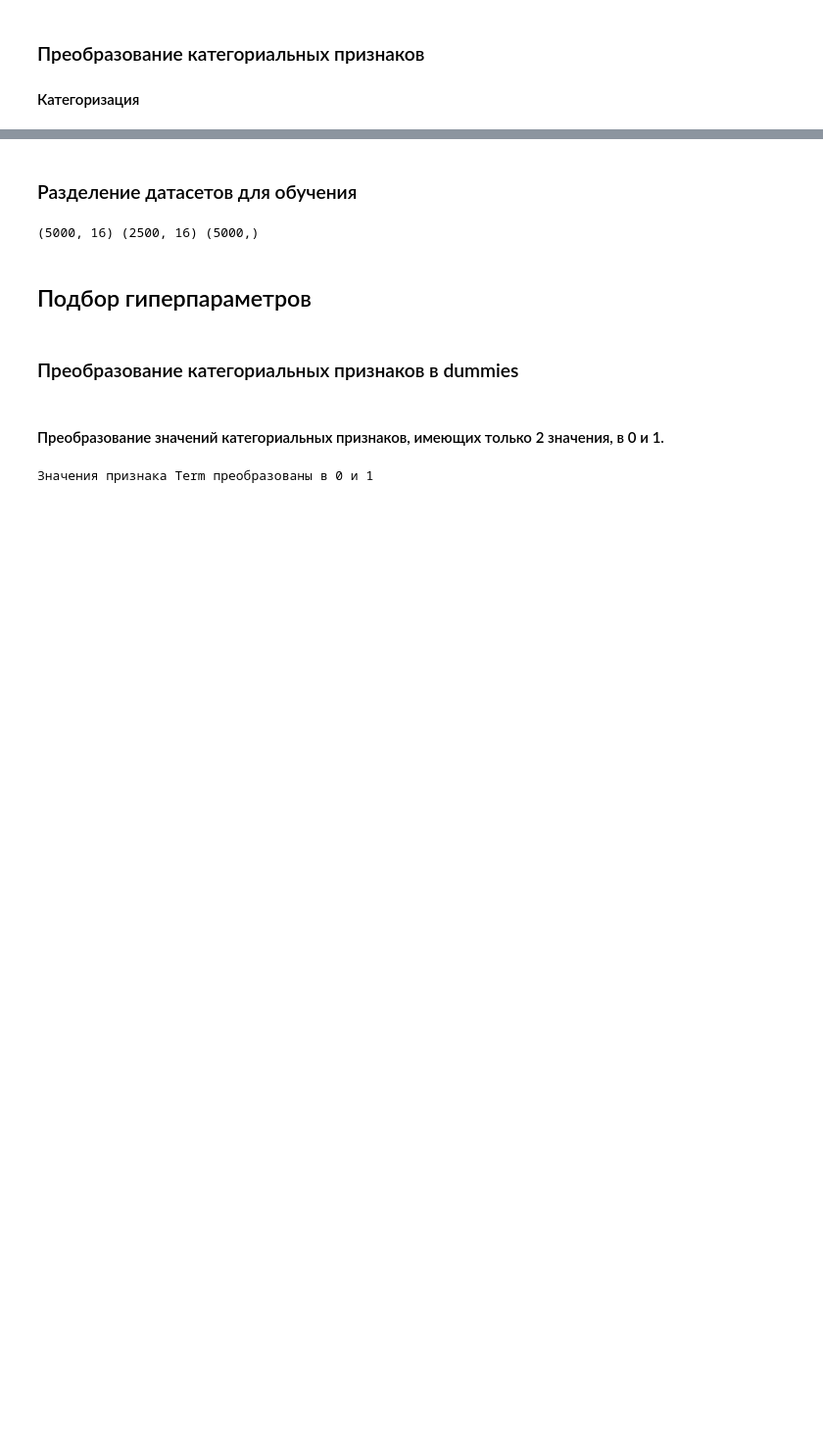
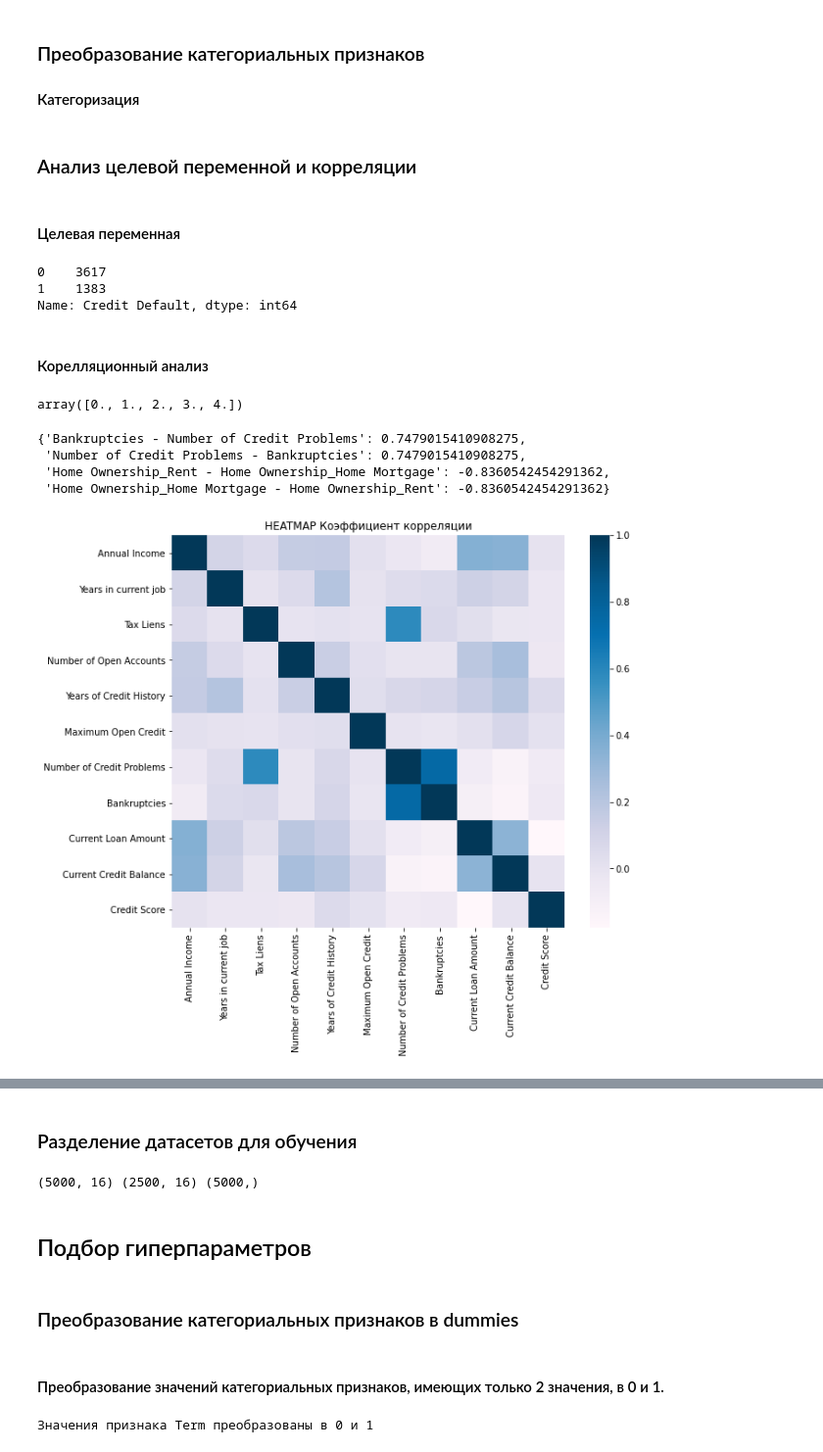
Before and after one commit to damkh/gb_py_data_sci_2020-07-20, a Jupyter notebook: course_project/Course_project_v4.ipynb, the cells around one changed output, grey strips where cells are left out. Shown at 98% size. Saved outputs shown, nothing was run; the diff lists cells and outputs as text; code cells hidden in the pictures; blank space fills up the shorter version.

```diff
--- a/course_project/Course_project_v4.ipynb
+++ b/course_project/Course_project_v4.ipynb
@@ -756,3 +728,53 @@ cols_to_cat = cat_cols
 for col in cols_to_cat:
     train_full[col] = train_full[col].astype("category")
     test_full[col] = test_full[col].astype("category")
+# %% [markdown]
+### Анализ целевой переменной и корреляции
+# %% [markdown]
+#### Целевая переменная
+# %%
+y_train.value_counts()
+# %% [output]
+0    3617
+1    1383
+Name: Credit Default, dtype: int64
+# %% [markdown]
+#### Корелляционный анализ
+# %%
+X_test['Bankruptcies'].unique()
+# %% [output]
+array([0., 1., 2., 3., 4.])
+# %%
+cols_to_analyze = cont_cols
+
+def plot_corr_map(corr_matrix):
+#     plot given correlation matrix in heatmap style
+    fig = plt.figure(figsize=(10,8))
+    ax = plt.axes()
+    ax.set_title('HEATMAP Коэффициент корреляции')
+    sns.heatmap(corr_matrix, square=True,ax=ax,cmap='PuBu');
+
+# Корелляция непрерывных данных
+corr_matrix = X_train[cols_to_analyze].corr()
+plot_corr_map(corr_matrix)
+
+# Корелляция всех признаков
+corr_matrix = X_train.corr()
+plot_corr_map(corr_matrix)
+
+correlated_features = dict()
+corr_threshold = 0.7
+
+for col in corr_matrix.columns:
+    for row in corr_matrix[col].index:
+        if corr_threshold < abs(corr_matrix.loc[row, col]) < 1.0:
+            pair = f'{row} - {col}'
+            correlated_features[pair] = corr_matrix.loc[row, col]
+
+display(correlated_features)
+# %% [output]
+{'Bankruptcies - Number of Credit Problems': 0.7479015410908275,
+ 'Number of Credit Problems - Bankruptcies': 0.7479015410908275,
+ 'Home Ownership_Rent - Home Ownership_Home Mortgage': -0.8360542454291362,
+ 'Home Ownership_Home Mortgage - Home Ownership_Rent': -0.8360542454291362}
+[figure, added]
```
Also changed, not shown: parts of 8 cells of this notebook, 10 other files.
